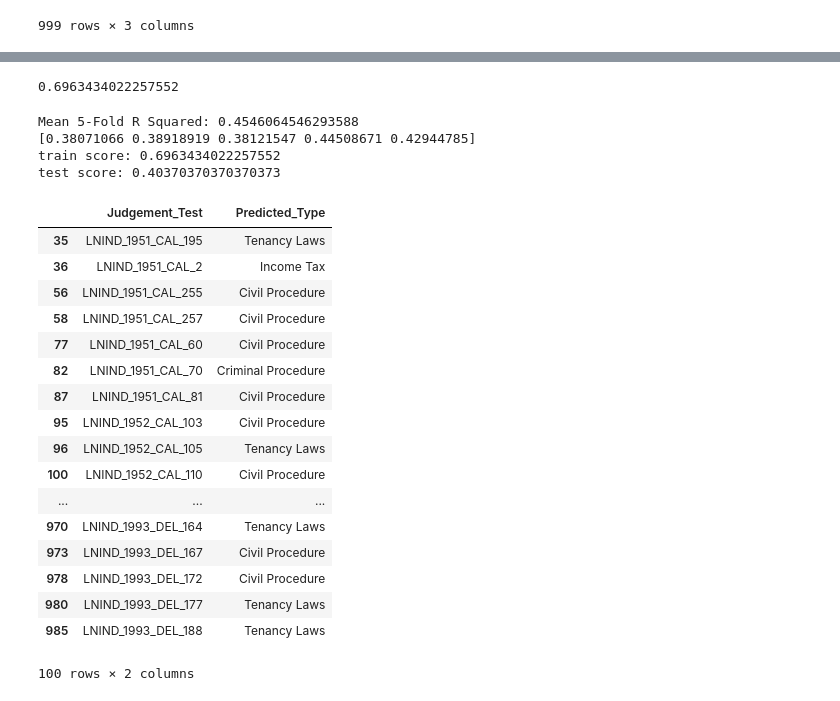
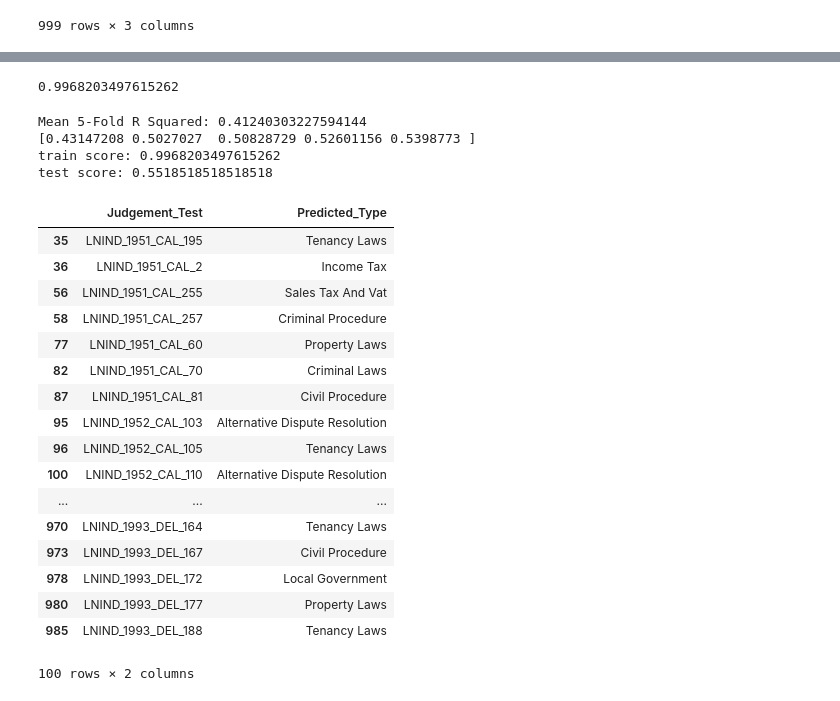
Before and after one commit to SwaggerlisiousSteven/Multi-Classifier-for-Law-Firm, a Jupyter notebook: Law Project new.ipynb, the cells around one changed output, grey strips where cells are left out. Cells and saved outputs as stored; diff of their text form; code cells hidden in the pictures.

```diff
--- a/Law Project new.ipynb
+++ b/Law Project new.ipynb
@@ -195,7 +233,12 @@ from sklearn.feature_extraction.text import CountVectorizer
 from sklearn import tree
 from sklearn.model_selection import cross_val_score
 from sklearn.feature_extraction.text import TfidfVectorizer
-
+#from imblearn.under_sampling import NearMiss
+#from imblearn.over_sampling import ADASYN
+#from imblearn.under_sampling import EditedNearestNeighbours
+from sklearn.utils import class_weight
+from imblearn.over_sampling import RandomOverSampler
+import imblearn
 holdout = 'To be Tested'
 train = df1[df1['LawType'] != holdout]
 test = df1[df1['LawType'] == holdout]
@@ -216,11 +259,23 @@ y = y
 X_1test = tfidf_vectorizer.transform(X_1test)#we dont want to fit twice, this will keep dimensions the same for training and testing
 y_1test = y_1test
 
-X_train, X_test, y_train, y_test = train_test_split(X, y, test_size=0.3, random_state = 42)
+#nm1 = NearMiss(version=1)
+#X_resampled_nm1, y_resampled = nm1.fit_sample(X, y)
+
+#oversample = RandomOverSampler(sampling_strategy='minority')
+#X_over, y_over = oversample.fit_resample(X, y)
+ros = RandomOverSampler(random_state=0)
+X_resampled, y_resampled = ros.fit_sample(X, y)
+X_train, X_test, y_train, y_test = train_test_split(X_resampled, y_resampled, test_size=0.3, random_state = 42)
+sample_weights = class_weight.compute_sample_weight('balanced', y_train)
 dtc_clf = tree.DecisionTreeClassifier()
 
-dtc_clf = dtc_clf.fit(X_train,y_train)
-
+#class_weights = class_weight.compute_class_weight('balanced', np.unique(y_train), y_train)
+dtc_clf = dtc_clf.fit(X_train, y_train, sample_weight=sample_weights)
+#dtc_clf = dtc_clf.fit(X_train,y_train)
+#ada = ADASYN(random_state=42)
+#X_ada, y_ada = ada.fit_sample(X_train, y_train)
+#dtc_clf = dtc_clf.fit(X_ada,y_ada)
 
 y_pred_dtc=dtc_clf.predict(X_1test)
 #print (dtc_clf.score(X_train,y_train))
@@ -266,40 +321,44 @@ test score: 0.3962962962962963
 100 rows × 2 columns
 # %%
 from sklearn.ensemble import RandomForestClassifier
+from sklearn.utils import class_weight
+#rus = RandomUnderSampler(random_state=0)
+#X_resampled, y_resampled = rus.fit_sample(X, y)
 X_train, X_test, y_train, y_test = train_test_split(X, y, test_size=0.3, random_state = 42)
-rfc_clf = RandomForestClassifier(max_depth=10, random_state=20, n_estimators=90)
-rfc_clf.fit(X_train,y_train)
+sample_weights = class_weight.compute_sample_weight('balanced', y_train)
+rfc_clf = RandomForestClassifier(max_depth=40, random_state=20, n_estimators=120)
+rfc_clf.fit(X_train,y_train,sample_weights )
 print (rfc_clf.score(X_train,y_train))
 y_pred= rfc_clf.predict(X_1test)
 cv_1= cross_val_score(rfc_clf, X, y, cv=5)
 print("Mean 5-Fold R Squared: {}".format(np.mean(cv)))
 print(cv_1)
 print ('train score:', rfc_clf.score(X_train ,y_train))
 print ('test score:', rfc_clf.score(X_test ,y_test))
 y_pred2=y_pred.reshape(100,1)#reshaping the dimentsions
 dataset = pd.DataFrame({'Judgement_Test': test.iloc[:, 0], 'Predicted_Type': y_pred2[:,0]})#making a new dataframe, .iloc is needed on test
 dataset.head(100)
 # %% [output]
-0.6963434022257552
+0.9968203497615262
-Mean 5-Fold R Squared: 0.4546064546293588
-[0.38071066 0.38918919 0.38121547 0.44508671 0.42944785]
-train score: 0.6963434022257552
-test score: 0.40370370370370373
+Mean 5-Fold R Squared: 0.41240303227594144
+[0.43147208 0.5027027  0.50828729 0.52601156 0.5398773 ]
+train score: 0.9968203497615262
+test score: 0.5518518518518518
 |  | Judgement_Test | Predicted_Type |
 | 35 | LNIND_1951_CAL_195 | Tenancy Laws |
 | 36 | LNIND_1951_CAL_2 | Income Tax |
-| 56 | LNIND_1951_CAL_255 | Civil Procedure |
-| 58 | LNIND_1951_CAL_257 | Civil Procedure |
-| 77 | LNIND_1951_CAL_60 | Civil Procedure |
-| 82 | LNIND_1951_CAL_70 | Criminal Procedure |
+| 56 | LNIND_1951_CAL_255 | Sales Tax And Vat |
+| 58 | LNIND_1951_CAL_257 | Criminal Procedure |
+| 77 | LNIND_1951_CAL_60 | Property Laws |
+| 82 | LNIND_1951_CAL_70 | Criminal Laws |
 | 87 | LNIND_1951_CAL_81 | Civil Procedure |
-| 95 | LNIND_1952_CAL_103 | Civil Procedure |
+| 95 | LNIND_1952_CAL_103 | Alternative Dispute Resolution |
 | 96 | LNIND_1952_CAL_105 | Tenancy Laws |
-| 100 | LNIND_1952_CAL_110 | Civil Procedure |
+| 100 | LNIND_1952_CAL_110 | Alternative Dispute Resolution |
 | ... | ... | ... |
 | 970 | LNIND_1993_DEL_164 | Tenancy Laws |
 | 973 | LNIND_1993_DEL_167 | Civil Procedure |
-| 978 | LNIND_1993_DEL_172 | Civil Procedure |
-| 980 | LNIND_1993_DEL_177 | Tenancy Laws |
+| 978 | LNIND_1993_DEL_172 | Local Government |
+| 980 | LNIND_1993_DEL_177 | Property Laws |
 | 985 | LNIND_1993_DEL_188 | Tenancy Laws |
 100 rows × 2 columns
```
Also changed, not shown: parts of 10 cells of this notebook.
